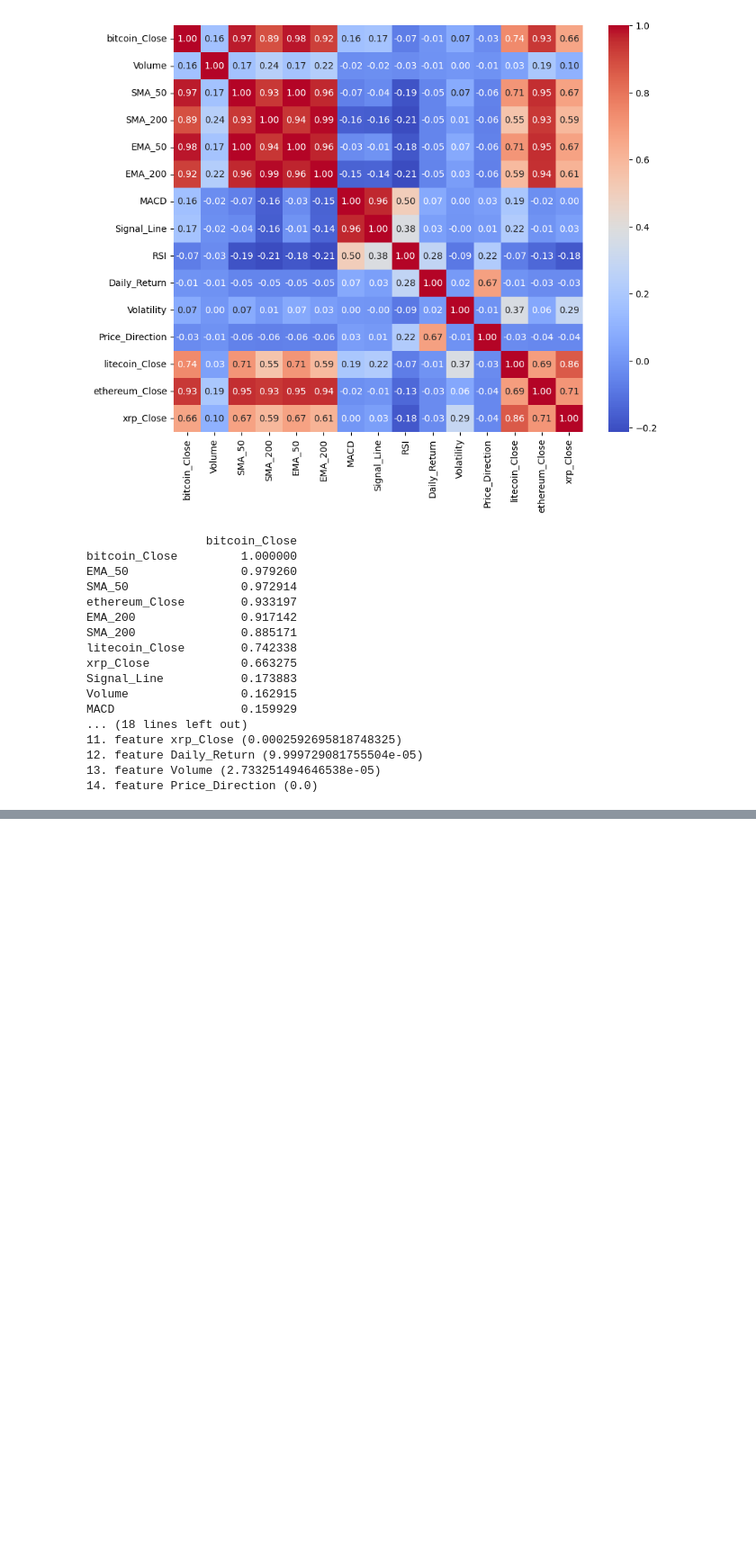
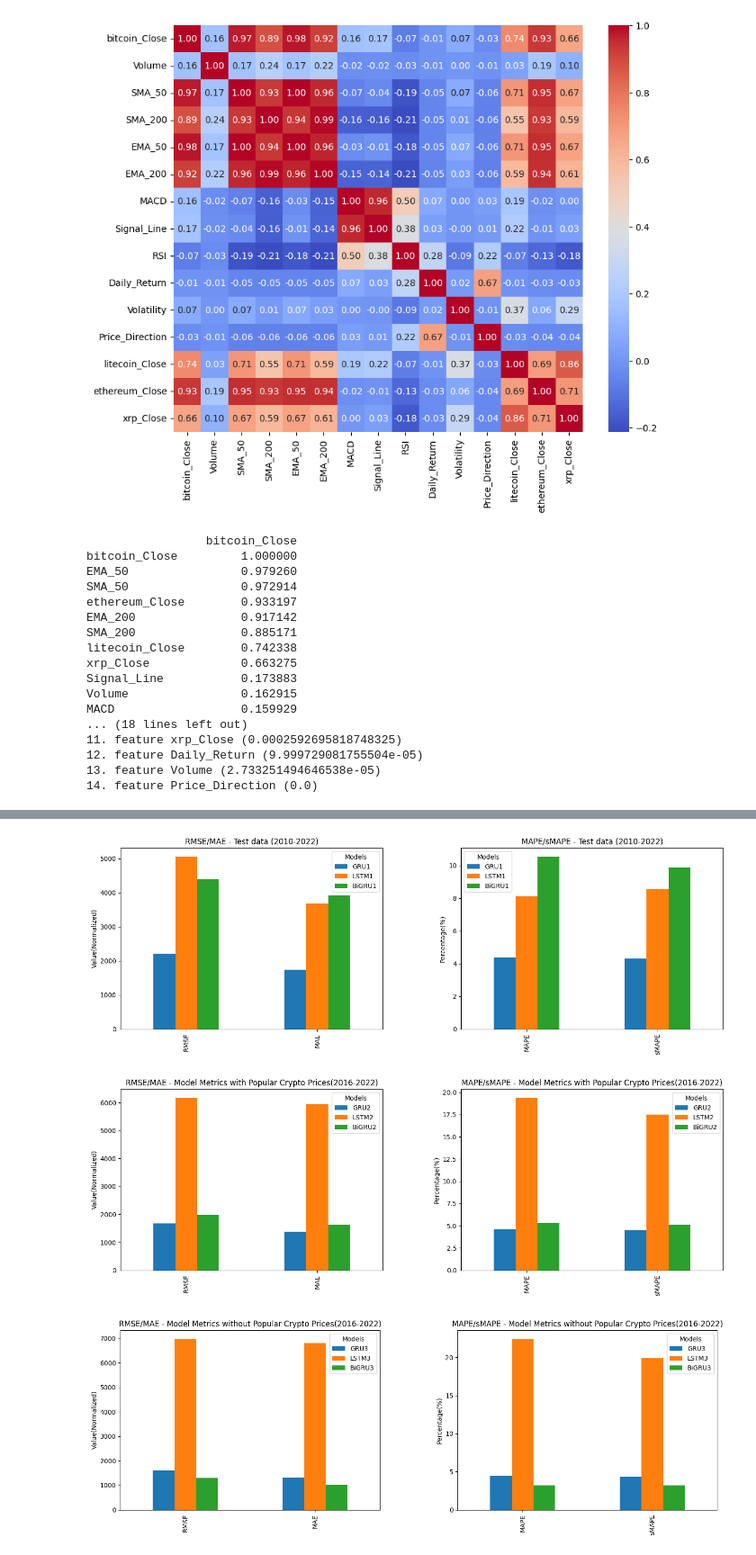
Before and after one commit to ASherjil/Cryptocurrency-Price-Prediction, a Jupyter notebook: CW2_B820928.ipynb, the cells around one changed output, grey strips where cells are left out. Shown at 90% size. Drawn from its saved outputs; the diff is of its cells as text; code cells hidden in the pictures; blank space fills up the shorter version.

```diff
--- a/CW2_B820928.ipynb
+++ b/CW2_B820928.ipynb
@@ -968,0 +845,57 @@ Epoch 9/50
+# %%
+def plot_model_metrics(filename):
+    # Initialize the dictionary
+    metrics_dict = {}
+
+    # Define the keys
+    keys = ["GRU1", "LSTM1", "BiGRU1", "GRU2", "LSTM2", "BiGRU2", "GRU3", "LSTM3", "BiGRU3"]
+    plot_titles = ['Test data (2010-2022)', 'Model Metrics with Popular Crypto Prices(2016-2022)', 'Model Metrics without Popular Crypto Prices(2016-2022)']
+
+    # Open the file
+    with open(filename, 'r') as file:
+        # Initialize the key index
+        key_index = 0
+
+        # Read the file line by line
+        for line in file:
+            # If the line contains metrics, store them in the dictionary
+            if "RMSE" in line:
+                metrics_dict[keys[key_index]] = line.strip()
+                key_index += 1
+
+    # Parse the metrics and plot for each set of keys
+    for i in range(0, len(keys), 3):
+        data = {key: [float(value.split(':')[1].strip('%')) if '%' in value else float(value.split(':')[1])
+                      for value in metrics_dict[key].split(', ')] for key in keys[i:i+3]}
+
+        # Split the data into RMSE/MAE and MAPE/sMAPE
+        rmse_mae_data = {key: data[key][:2] for key in data}
+        mape_smape_data = {key: data[key][2:] for key in data}
+
+        # Plotting
+        fig, axs = plt.subplots(1, 2, figsize=(14, 5))  # Adjust figsize as needed to provide more room
+
+        # RMSE/MAE Plot
+        df_rmse_mae = pd.DataFrame(rmse_mae_data, index=['RMSE', 'MAE'])
+        df_rmse_mae.plot(kind='bar', ax=axs[0])
+        axs[0].set_title(f'RMSE/MAE - {plot_titles[i // 3]}')
+        axs[0].set_ylabel('Value(Normalized)')
+        axs[0].legend(title='Models')
+
+        # MAPE/sMAPE Plot
+        df_mape_smape = pd.DataFrame(mape_smape_data, index=['MAPE', 'sMAPE'])
+        df_mape_smape.plot(kind='bar', ax=axs[1])
+        axs[1].set_title(f'MAPE/sMAPE - {plot_titles[i // 3]}')
+        axs[1].set_ylabel('Percentage(%)')
+        axs[1].legend(title='Models')
+
+        plt.tight_layout()
+        plt.subplots_adjust(wspace=0.3)  # Increase the spacing between subplots
+        plt.show()
+
+
+plot_model_metrics("model_test_data_metrics.txt")
+# %% [output]
+[figure, added]
+[figure, added]
+[figure, added]
```
Also changed, not shown: parts of 11 cells of this notebook.
